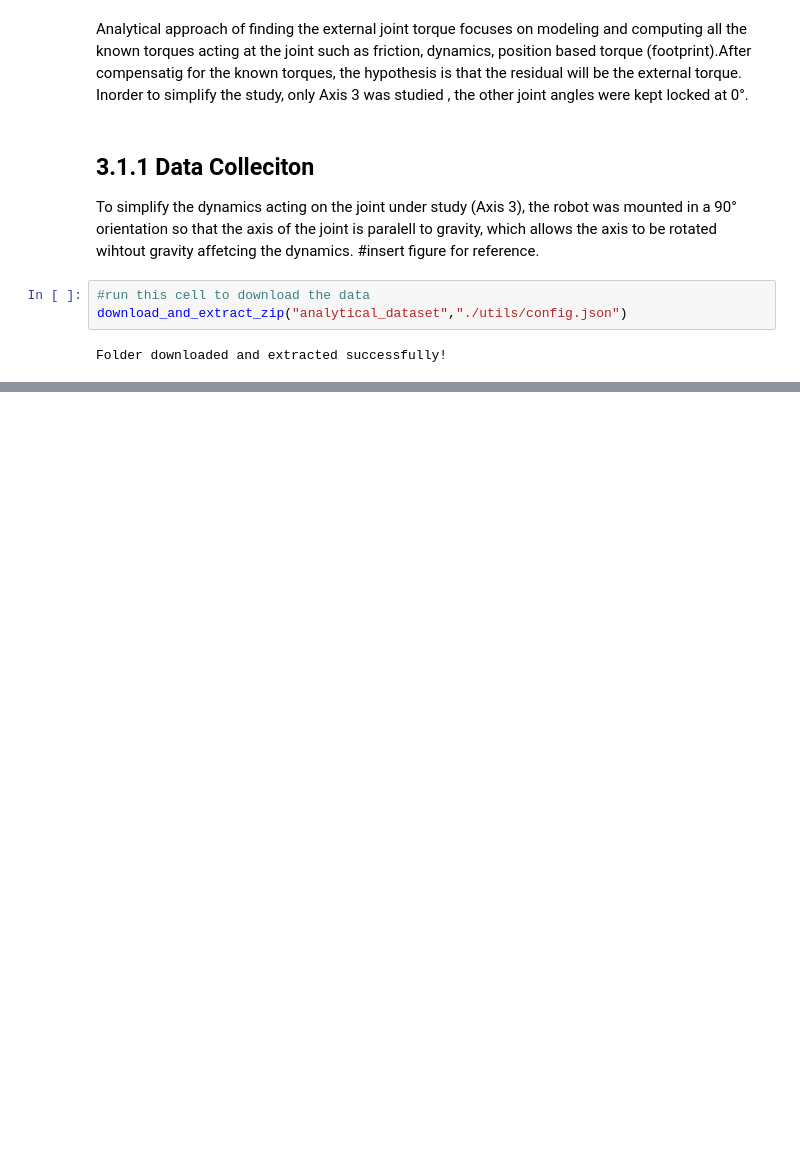
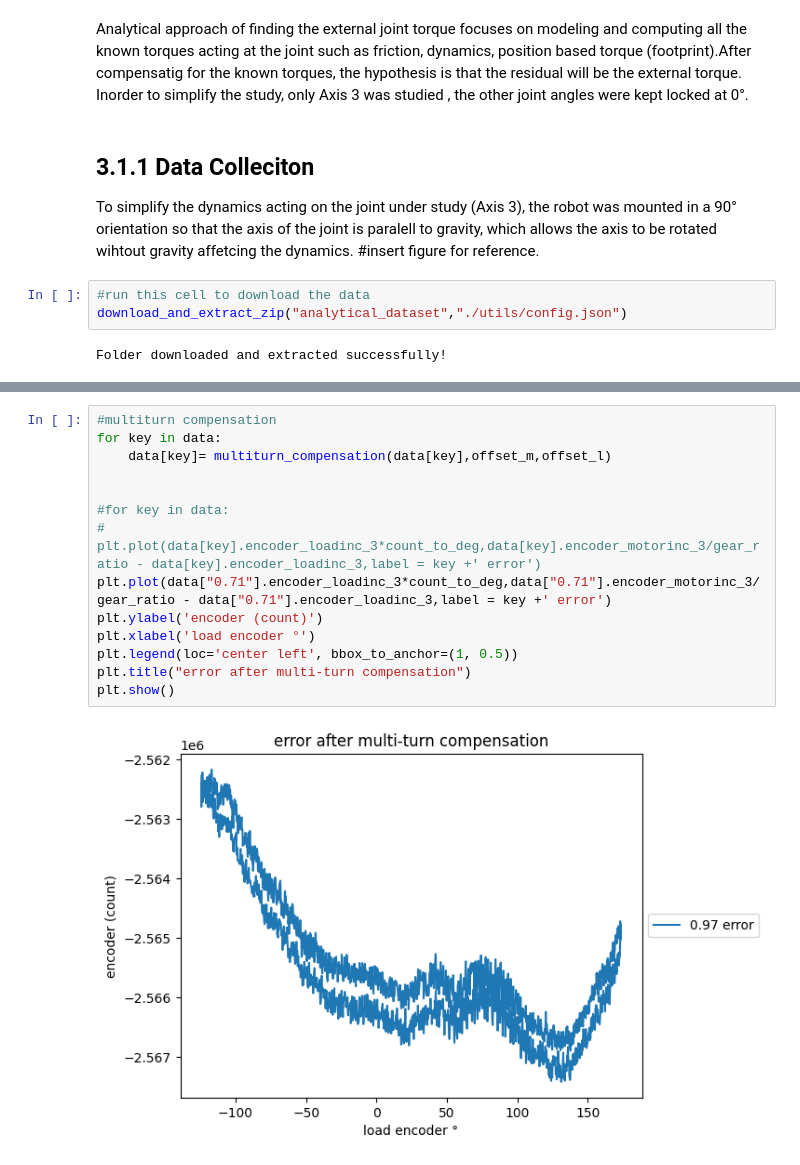
Before and after one commit to allwinlucious/MasterThesis, a Jupyter notebook: 3.1_Analytical_Method.ipynb, the cells around one changed output, grey strips where cells are left out. Drawn from its saved outputs; the diff is of its cells as text; blank space fills up the shorter version.

```diff
--- a/3.1_Analytical_Method.ipynb
+++ b/3.1_Analytical_Method.ipynb
@@ -21,0 +120,16 @@ Folder downloaded and extracted successfully!
+# %%
+#multiturn compensation
+for key in data:
+    data[key]= multiturn_compensation(data[key],offset_m,offset_l)
+
+
+#for key in data:
+#    plt.plot(data[key].encoder_loadinc_3*count_to_deg,data[key].encoder_motorinc_3/gear_ratio - data[key].encoder_loadinc_3,label = key +' error')
+plt.plot(data["0.71"].encoder_loadinc_3*count_to_deg,data["0.71"].encoder_motorinc_3/gear_ratio - data["0.71"].encoder_loadinc_3,label = key +' error')
+plt.ylabel('encoder (count)')
+plt.xlabel('load encoder °')
+plt.legend(loc='center left', bbox_to_anchor=(1, 0.5))
+plt.title("error after multi-turn compensation")
+plt.show()
+# %% [output]
+[figure, added]
```
Also changed, not shown: parts of 20 cells of this notebook, 7 other files.
